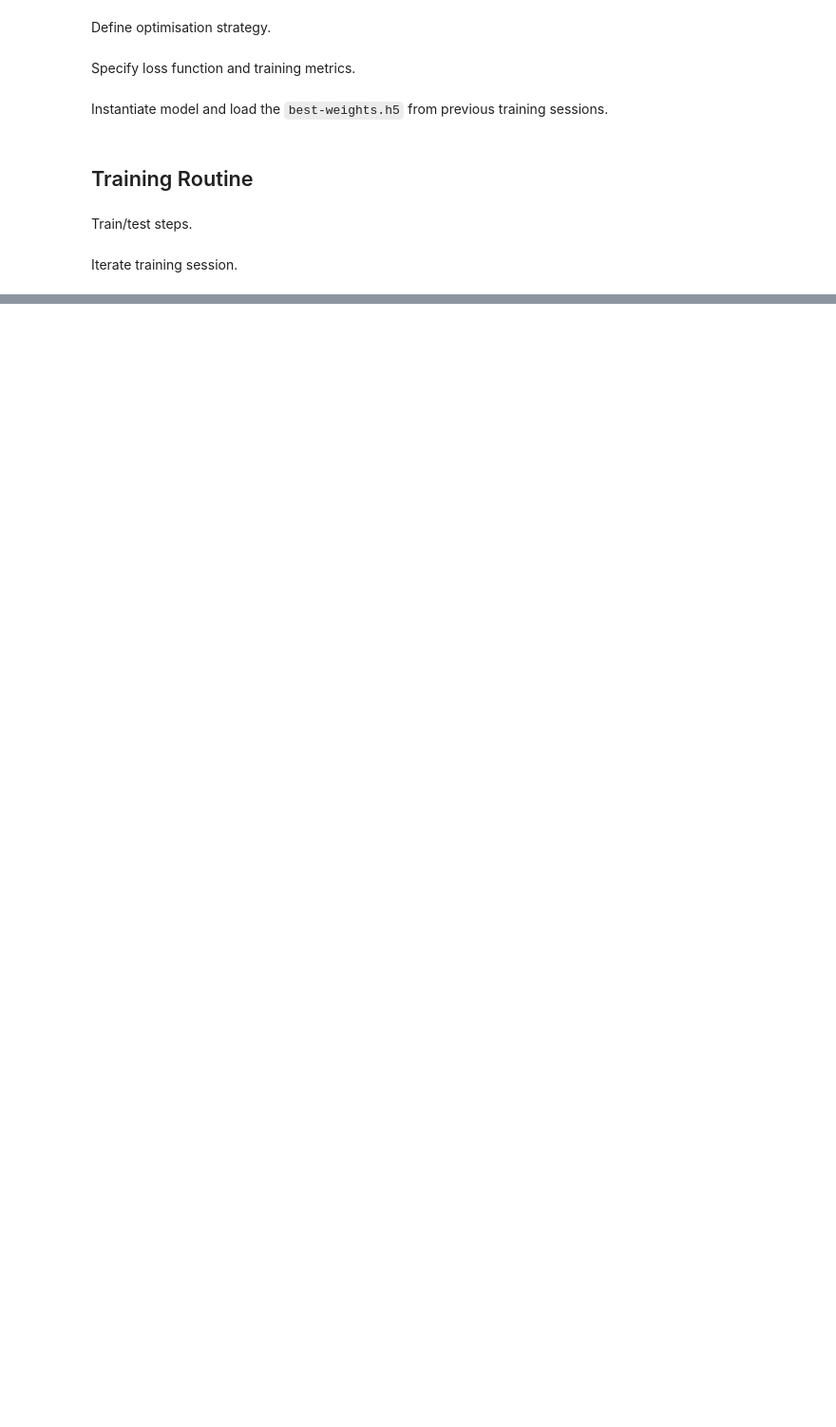
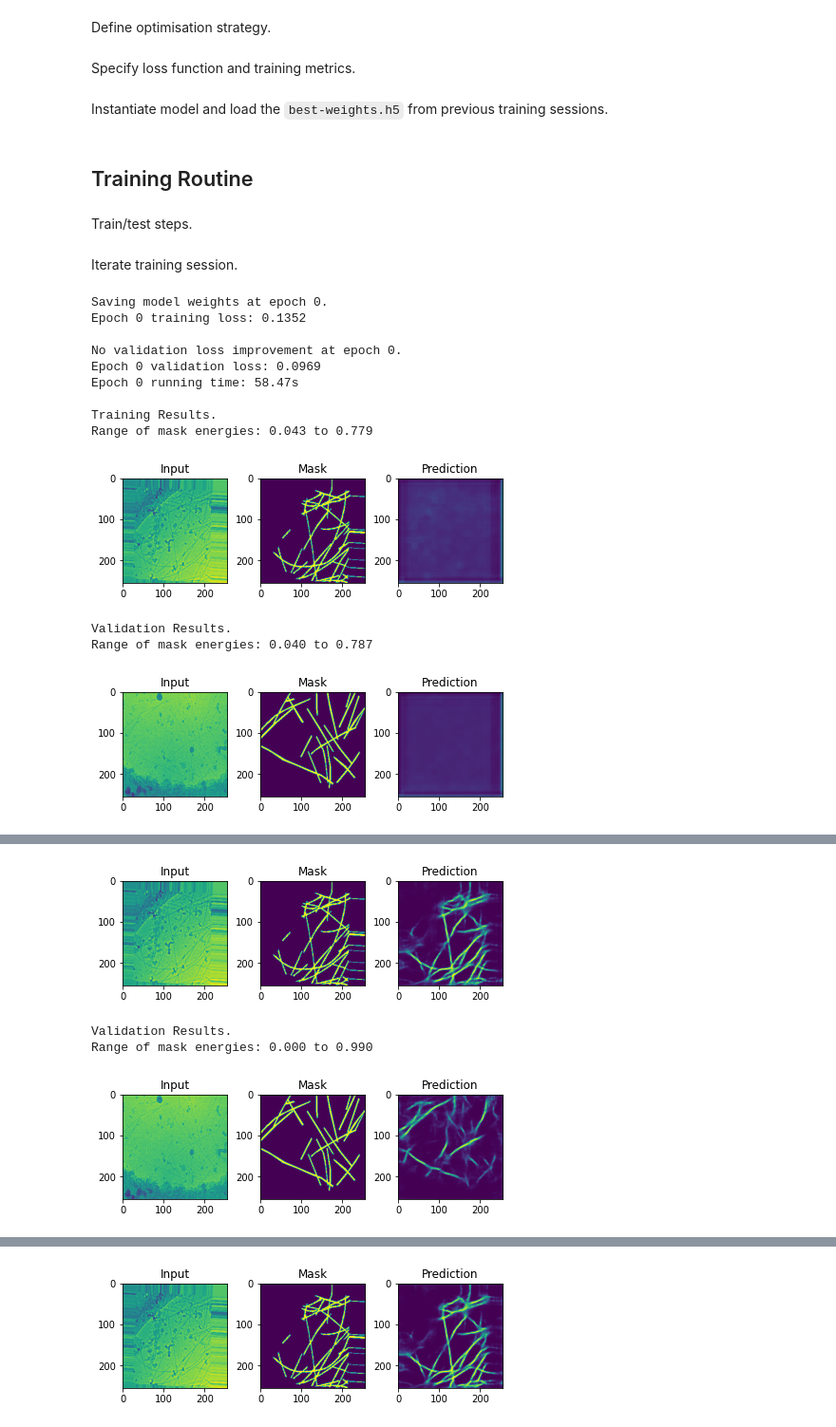
Before and after one commit to andrw3000/filament-segmentation, a Jupyter notebook: demos/train-model.ipynb, the cells around one changed output, grey strips where cells are left out. Shown at 95% size. Cells and saved outputs as stored; diff of their text form; code cells hidden in the pictures; blank space fills up the shorter version.

```diff
--- a/demos/train-model.ipynb
+++ b/demos/train-model.ipynb
@@ -29,7 +29,7 @@ dataset_name = 'all-2D'  # Refers to data_file = 'tomograms2D/all'
 data_file = 'tomograms2D/all'  # No leading/trailing `/`
 augmentation_choice = 'full'  # Choose from 'zoom'/'full'/'none'
 model_name = 'unet'  # U-Net/Autoenncoder: 'unet'/'ae'
-loss_name = 'scce'  # Mean Squared Error/Sparse Cat Cross Entropy: 'mse'/'scce'
+loss_name = 'mse'  # Mean Squared Error/Sparse Cat Cross Entropy: 'mse'/'scce'
 use_existing_weights = True  # If available
 
 
@@ -71,7 +73,7 @@ Choose network parameters.
 # %%
 lr = 0.0001
 epoch_freq = 10
-num_epochs = 1000
+num_epochs = 301
 # %% [markdown]
 Assert GPU/TPU and RAM capability.
 # %%
@@ -289,7 +298,7 @@ for epoch in range(num_epochs):
 
         if epoch > 0 and all(loss_val <= loss for loss in val_losses):
             best_epoch = epoch
-            print('\nValidation loss decrease from {:.3f} to {:.3f} '
+            print('\nValidation loss decrease from {:.4f} to {:.4f} '
                   'over epochs {:d} to {:d}.'.format(val_losses[-1],
                                                      loss_val,
                                                      epoch - epoch_freq,
@@ -323,33 +332,47 @@ for epoch in range(num_epochs):
         # Graphical Output
         print('\nTraining Results.')
         print('Range of mask energies: {min:.3f} to {max:.3f}'
             .format(min=np.min(ypred_train[0, :, :, 0]),
                     max=np.max(ypred_train[0, :, :, 0]),
                     )
             )
         fig, ax = plt.subplots(1, 3, constrained_layout=True)
-        ax[0].imshow(x_train[1, :, :, 0])
+        ax[0].imshow(x_train[3, :, :, 0])
         ax[0].set_title('Input')
-        ax[1].imshow(y_train[1, :, :, 0])
+        ax[1].imshow(y_train[3, :, :, 0])
         ax[1].set_title('Mask')
-        ax[2].imshow(ypred_train[1, :, :, 0])
+        ax[2].imshow(ypred_train[3, :, :, 0])
         ax[2].set_title('Prediction')
         plt.show()
         fig.savefig(os.path.join(fig_dir, 'train_epoch{:04d}'.format(epoch)))
 
         print('\nValidation Results.')
         print('Range of mask energies: {min:.3f} to {max:.3f}'
             .format(min=np.min(ypred_val[0, :, :, 0]),
                     max=np.max(ypred_val[0, :, :, 0]),
                     )
             )
         fig, ax = plt.subplots(1, 3, constrained_layout=True)
         ax[0].imshow(x_val[3, :, :, 0])
         ax[0].set_title('Input')
         ax[1].imshow(y_val[3, :, :, 0])
         ax[1].set_title('Mask')
         ax[2].imshow(ypred_val[3, :, :, 0])
         ax[2].set_title('Prediction')
         plt.show()
         fig.savefig(os.path.join(fig_dir, 'valid_epoch{:04d}'.format(epoch)))
         print('\n')
+# %% [output]
+Saving model weights at epoch 0.
+Epoch 0 training loss: 0.1352
+
+No validation loss improvement at epoch 0.
+Epoch 0 validation loss: 0.0969
+Epoch 0 running time: 58.47s
+
+Training Results.
+Range of mask energies: 0.043 to 0.779
+[figure, added]
+Validation Results.
+Range of mask energies: 0.040 to 0.787
+[figure, added]
@@ -355,0 +397,4 @@ for epoch in range(num_epochs):
+[figure, added]
+Validation Results.
+Range of mask energies: 0.000 to 0.990
+[figure, added]
@@ -355,0 +419 @@ for epoch in range(num_epochs):
+[figure, added]
```
Also changed, not shown: parts of 4 cells of this notebook.
